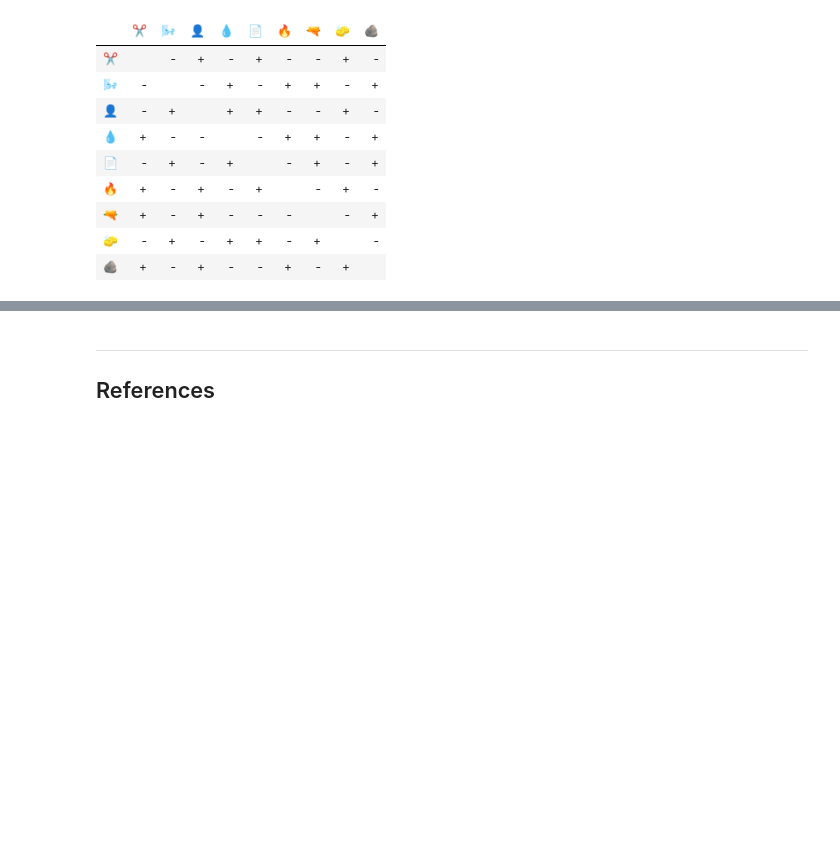
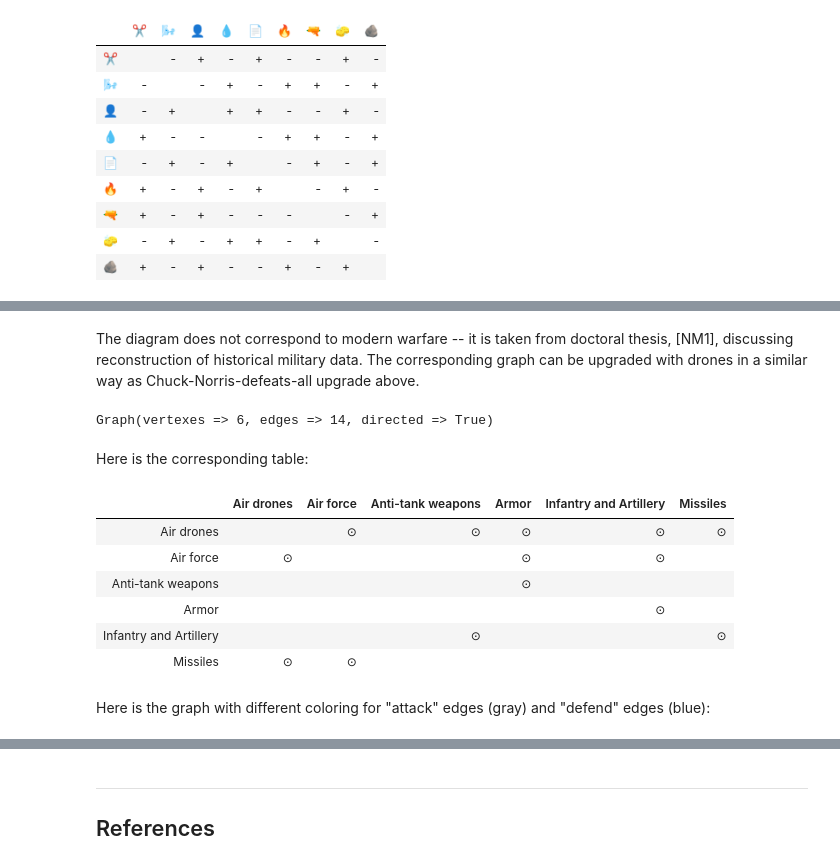
Before and after one commit to antononcube/RakuForPrediction-blog, a Jupyter notebook: Notebooks/Jupyter/Rock-Paper-Scissors-Lizard-Spock.ipynb, the cells around one changed output, grey strips where cells are left out. Drawn from its saved outputs; the diff is of its cells as text; code cells hidden in the pictures; blank space fills up the shorter version.

```diff
--- a/Notebooks/Jupyter/Rock-Paper-Scissors-Lizard-Spock.ipynb
+++ b/Notebooks/Jupyter/Rock-Paper-Scissors-Lizard-Spock.ipynb
@@ -501,0 +560,26 @@ game-table($g-rps9)
+# %% [markdown]
+The diagram does not correspond to modern warfare -- it is taken from doctoral thesis, [NM1], discussing reconstruction of historical military data.
+The corresponding graph can be upgraded with drones in a similar way as Chuck-Norris-defeats-all upgrade above.
+# %%
+my $war-forces = Graph.new($war-game2, :directed);
+my $drone = "Air drones";
+my $war-game-d = $war-game2.clone.append( $war-forces.vertex-list.map({ %( from => $drone, to => $_, label => 'attack' ) }) );
+$war-game-d .= append( ['Missiles', 'Air force'].map({ %(from => $_, to => $drone, label => 'defend') }) );
+my $war-forces-d = Graph.new($war-game-d, :directed);
+# %% [output]
+Graph(vertexes => 6, edges => 14, directed => True)
+# %% [markdown]
+Here is the corresponding table:
+# %%
+#% html
+game-table($war-forces-d, link-value => '⊙', missing-value => '')
+# %% [output]
+|  | Air drones | Air force | Anti-tank weapons | Armor | Infantry and Artillery | Missiles |
+| Air drones |  | ⊙ | ⊙ | ⊙ | ⊙ | ⊙ |
+| Air force | ⊙ |  |  | ⊙ | ⊙ |  |
+| Anti-tank weapons |  |  |  | ⊙ |  |  |
+| Armor |  |  |  |  | ⊙ |  |
+| Infantry and Artillery |  |  | ⊙ |  |  | ⊙ |
+| Missiles | ⊙ | ⊙ |  |  |  |  |
+# %% [markdown]
+Here is the graph with different coloring for "attack" edges (gray) and "defend" edges (blue):
```
Also changed, not shown: parts of 30 cells of this notebook.
